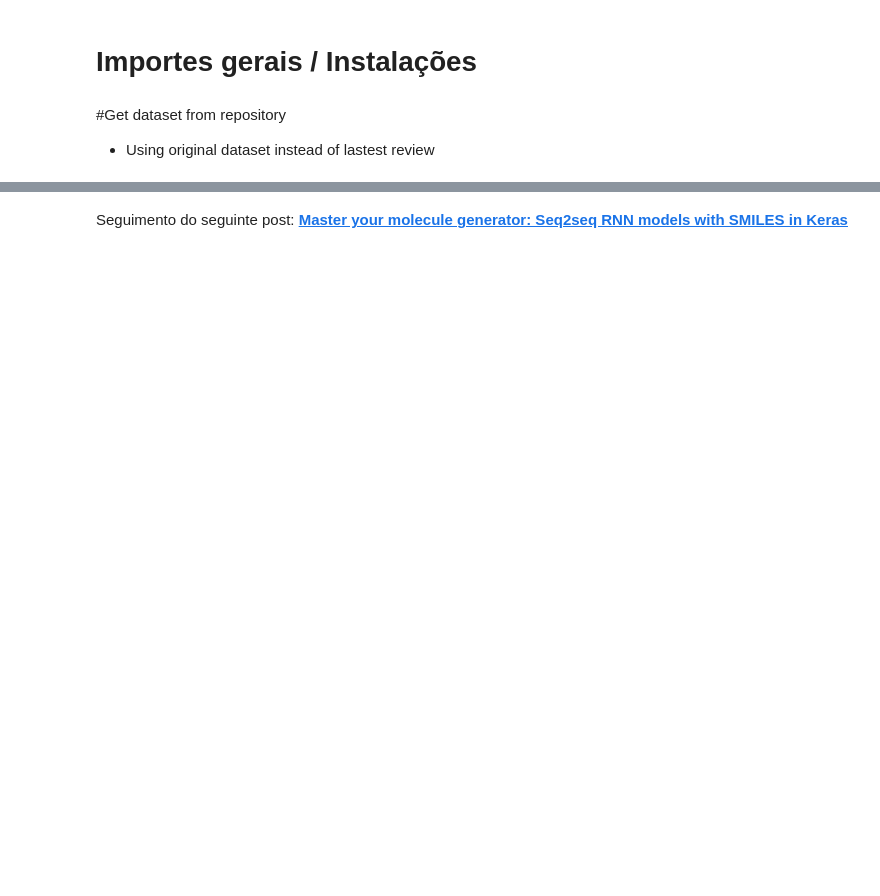
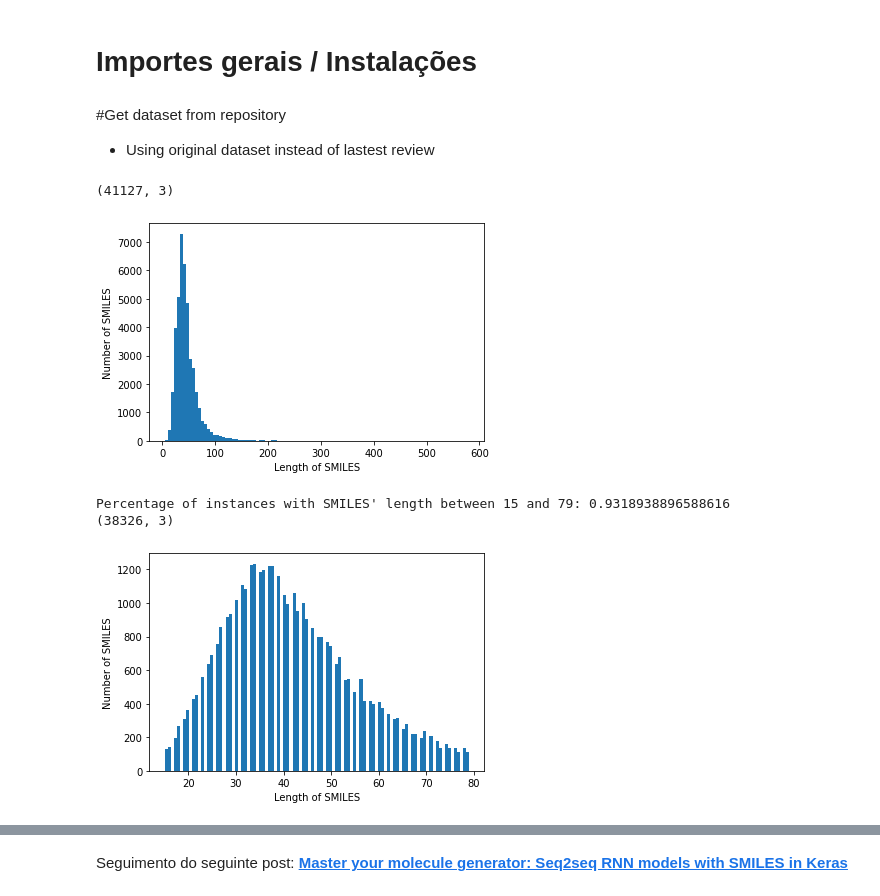
Before and after one commit to BioSystemsUM/DeepMol, a Jupyter notebook: src/Seq2Seq_Tests/Seq2Seq.ipynb, the cells around one changed output, grey strips where cells are left out. Saved outputs shown, nothing was run; the diff lists cells and outputs as text; code cells hidden in the pictures; blank space fills up the shorter version.

```diff
--- a/src/Seq2Seq_Tests/Seq2Seq.ipynb
+++ b/src/Seq2Seq_Tests/Seq2Seq.ipynb
@@ -36,23 +36,52 @@ from keras.callbacks import ModelCheckpoint, EarlyStopping
 # %%
 def get_data_From_GitHub(url, df):
     if url is None:
         url ='https://github.com/GLambard/Molecules_Dataset_Collection/raw/master/originals/HIV.csv'
-    df = pd.read_csv(io.StringIO(requests.get(url).content.decode('utf-8')), index_col = 0)
+    df = pd.read_csv(io.StringIO(requests.get('https://github.com/GLambard/Molecules_Dataset_Collection/raw/master/originals/HIV.csv').content.decode('utf-8')), index_col = 0)
     df.reset_index(inplace=True)
     return df
 
 def process_smiles_array(smiles_array):
   lengths = list()
   for i in smiles_array:
       lengths.append(len(i))
   return lengths
 
 def Cut_Range_of_Smiles(df,save,plot,smiles_lengths):
     if save is True:
         df['smiles_length'] = smiles_lengths
     plt.hist(smiles_lengths, bins=100)
     plt.ylabel('Number of SMILES')
     plt.xlabel('Length of SMILES')
     if plot is True:
         plt.show()
     return df
+def cut_Smile(df,Start,End,Prints=True):
+    if Prints is True:
+        print(df.shape)
+    smiles_lengths = process_smiles_array(df['smiles'].values)
+    df = Cut_Range_of_Smiles(df,True,Prints,smiles_lengths)
+    length_range = (Start,End) #Range of the cut
+
+    if Prints is True:
+        filtered = filter(lambda x: length_range[0] <= x <= length_range[1], smiles_lengths)
+        percentage = len(list(filtered)) / len(df['smiles'].values)
+        print('Percentage of instances with SMILES\' length between %s and %s: %s' % (length_range[0], length_range[1], percentage))
+
+    df = df[(df['smiles_length'] >= length_range[0]) & (df['smiles_length'] <= length_range[1])]
+    df = df.drop('smiles_length', axis='columns')
+    if Prints is True:
+        print(df.shape)
+
+    smiles_lengths = process_smiles_array(df['smiles'].values)
+    df = Cut_Range_of_Smiles(df,False,Prints,smiles_lengths)
+    return df
+
+df = get_data_From_GitHub(None,None)
+df = cut_Smile(df,15,79)
+# %% [output]
+(41127, 3)
+[figure, added]
+Percentage of instances with SMILES' length between 15 and 79: 0.9318938896588616
+(38326, 3)
+[figure, added]
```
Also changed, not shown: parts of 27 cells of this notebook.
